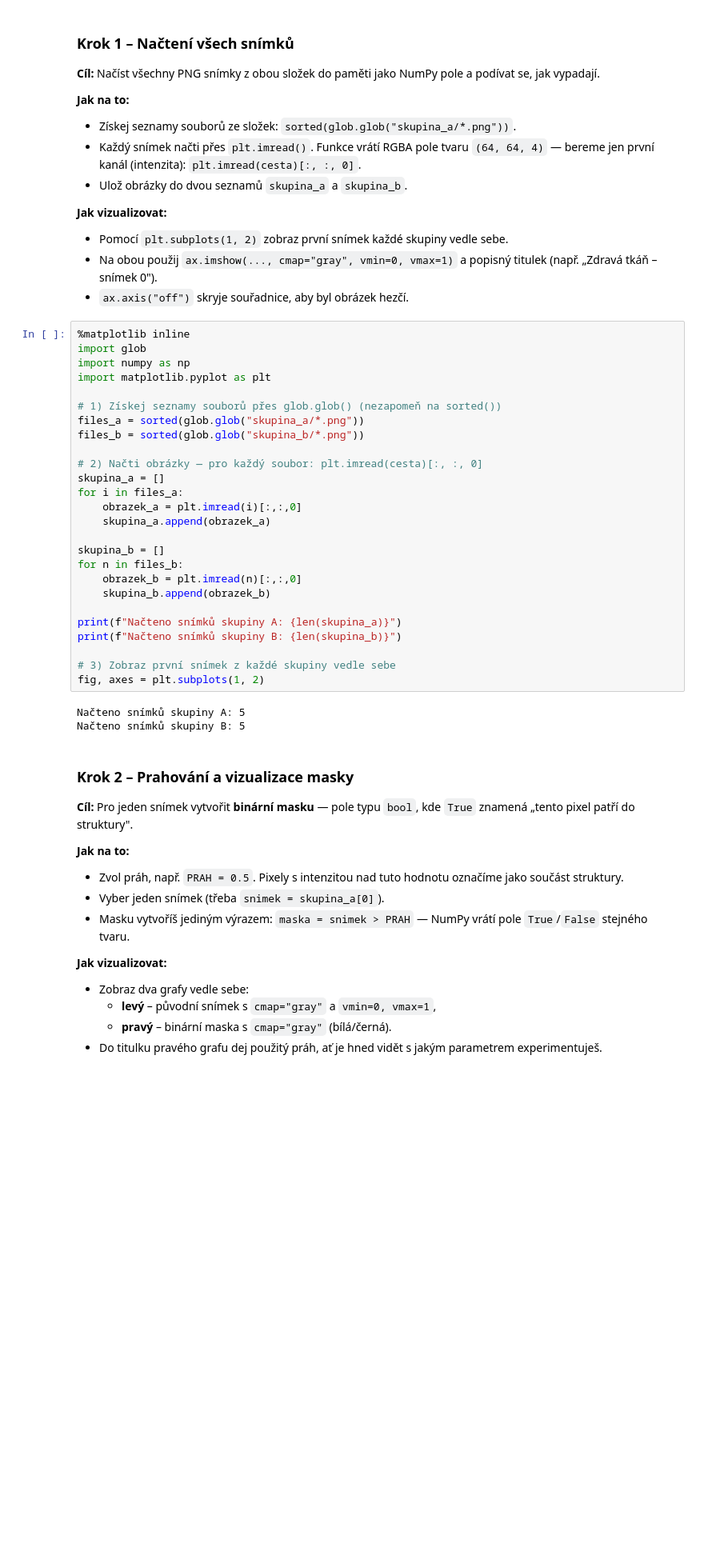
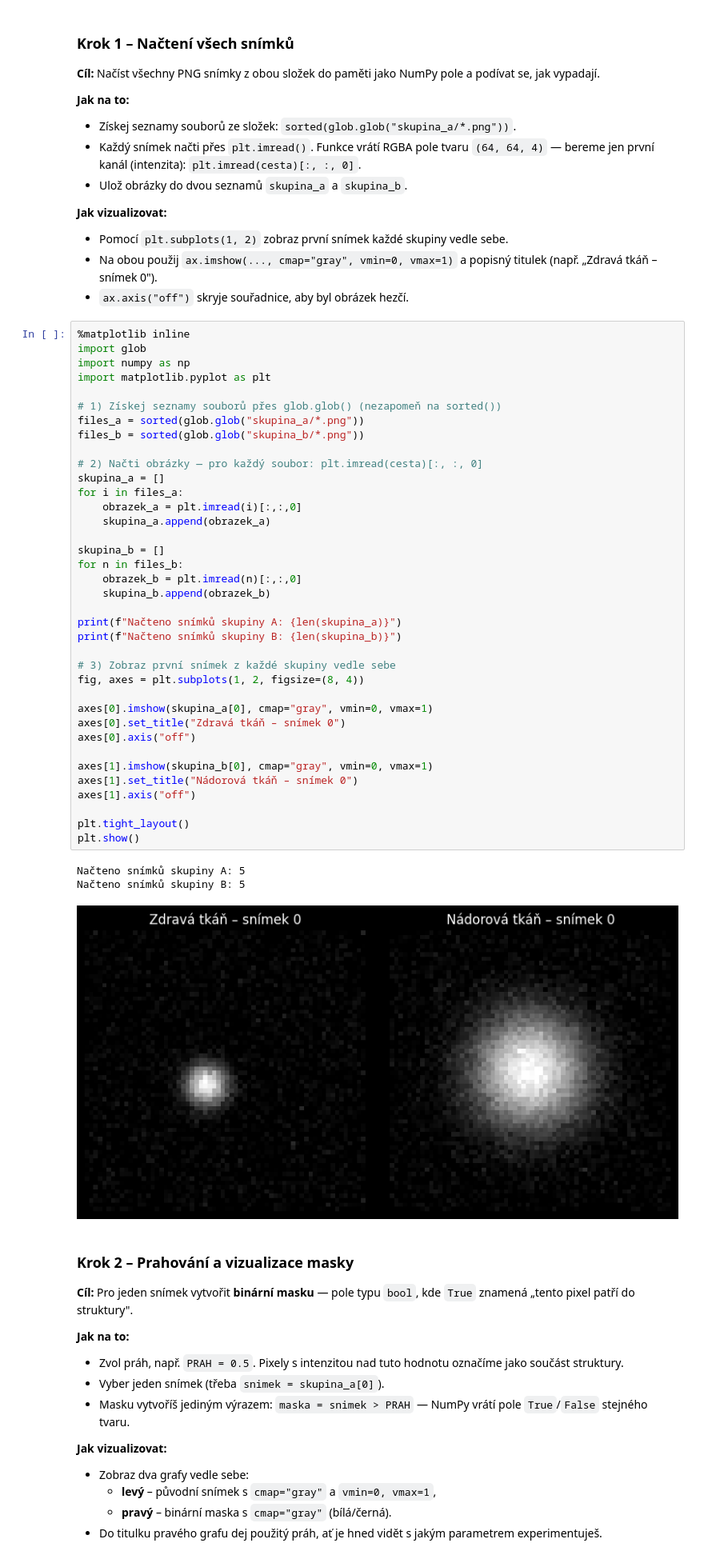
Before and after one commit to CamiloARG/prg-exercise-12, a Jupyter notebook: cviceni_12_segmentace.ipynb, the cells around one changed output. Shown at 80% size. Saved outputs shown, nothing was run; the diff lists cells and outputs as text; blank space fills up the shorter version.

```diff
--- a/cviceni_12_segmentace.ipynb
+++ b/cviceni_12_segmentace.ipynb
@@ -67,32 +67,44 @@ Proveď postupně tyto kroky:
 # %%
 %matplotlib inline
 import glob
 import numpy as np
 import matplotlib.pyplot as plt
 
 # 1) Získej seznamy souborů přes glob.glob() (nezapomeň na sorted())
 files_a = sorted(glob.glob("skupina_a/*.png"))
 files_b = sorted(glob.glob("skupina_b/*.png"))
 
 # 2) Načti obrázky — pro každý soubor: plt.imread(cesta)[:, :, 0]
 skupina_a = []
 for i in files_a:
     obrazek_a = plt.imread(i)[:,:,0]
     skupina_a.append(obrazek_a)
 
 skupina_b = []
 for n in files_b:
     obrazek_b = plt.imread(n)[:,:,0]
     skupina_b.append(obrazek_b)
 
 print(f"Načteno snímků skupiny A: {len(skupina_a)}")
 print(f"Načteno snímků skupiny B: {len(skupina_b)}")
 
 # 3) Zobraz první snímek z každé skupiny vedle sebe
-fig, axes = plt.subplots(1, 2)
+fig, axes = plt.subplots(1, 2, figsize=(8, 4))
+
+axes[0].imshow(skupina_a[0], cmap="gray", vmin=0, vmax=1)
+axes[0].set_title("Zdravá tkáň – snímek 0")
+axes[0].axis("off")
+
+axes[1].imshow(skupina_b[0], cmap="gray", vmin=0, vmax=1)
+axes[1].set_title("Nádorová tkáň – snímek 0")
+axes[1].axis("off")
+
+plt.tight_layout()
+plt.show()
 # %% [output]
 Načteno snímků skupiny A: 5
 Načteno snímků skupiny B: 5
+[figure, added]
 # %% [markdown]
 ### Krok 2 – Prahování a vizualizace masky
 
```
Also changed, not shown: parts of 4 cells of this notebook.
